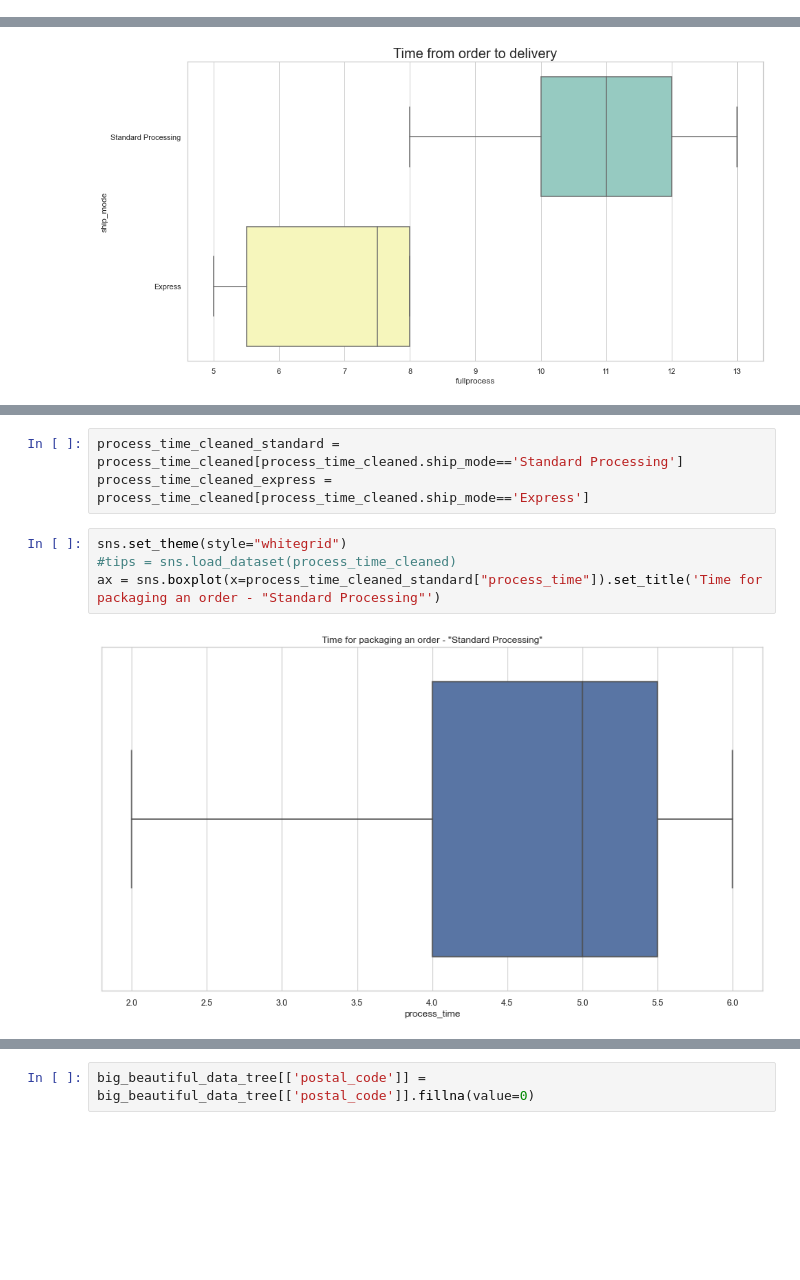
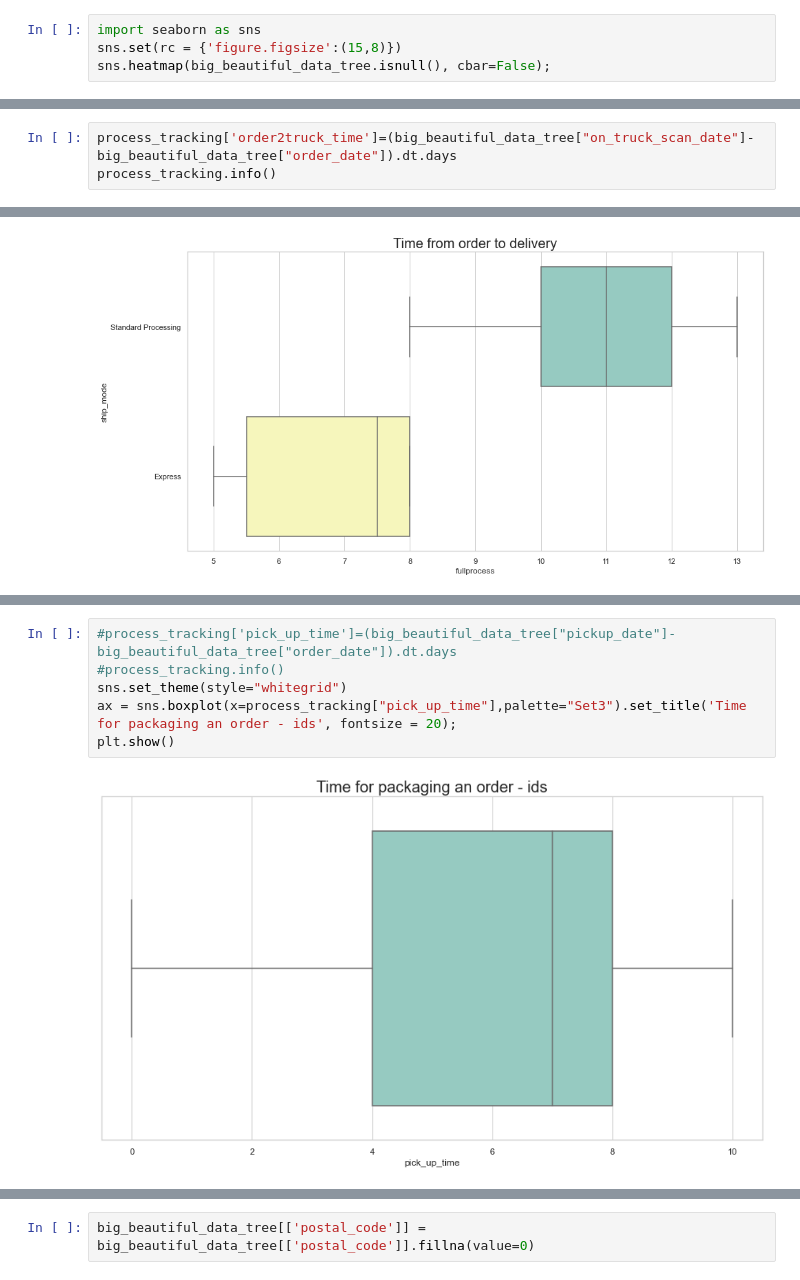
Before and after one commit to C-MG/da-EDA_Project_Ulla-Christian, a Jupyter notebook: data_clean.ipynb, the cells around one changed output, grey strips where cells are left out. Drawn from its saved outputs; the diff is of its cells as text; blank space fills up the shorter version.

```diff
--- a/data_clean.ipynb
+++ b/data_clean.ipynb
@@ -407,3 +403,7 @@ big_beautiful_data_tree
 | 9992 | 9920 | CA-2019-149272 | 2019-03-15 | Standard Processing | MY-18295 | Muhammed Yedwab | Sales | Bryan | ... |
 | 9993 | 9948 | CA-2020-121559 | 2020-06-01 | Standard Processing | HW-14935 | Helen Wasserman | Sales | Indianapolis | ... |
 9994 rows × 23 columns
+# %%
+import seaborn as sns
+sns.set(rc = {'figure.figsize':(15,8)})
+sns.heatmap(big_beautiful_data_tree.isnull(), cbar=False);
@@ -563,0 +568,3 @@ memory usage: 624.6+ KB
+# %%
+process_tracking['order2truck_time']=(big_beautiful_data_tree["on_truck_scan_date"]-big_beautiful_data_tree["order_date"]).dt.days
+process_tracking.info()
@@ -828,10 +864,9 @@ ax = sns.boxplot(x='process_time',y="process_time", hue="ship_mode",
-# %%
-process_time_cleaned_standard = process_time_cleaned[process_time_cleaned.ship_mode=='Standard Processing']
-process_time_cleaned_express = process_time_cleaned[process_time_cleaned.ship_mode=='Express']
 # %%
+#process_tracking['pick_up_time']=(big_beautiful_data_tree["pickup_date"]-big_beautiful_data_tree["order_date"]).dt.days
+#process_tracking.info()
 sns.set_theme(style="whitegrid")
-#tips = sns.load_dataset(process_time_cleaned)
-ax = sns.boxplot(x=process_time_cleaned_standard["process_time"]).set_title('Time for packaging an order - "Standard Processing"')
+ax = sns.boxplot(x=process_tracking["pick_up_time"],palette="Set3").set_title('Time for packaging an order - ids', fontsize = 20);
+plt.show()
 # %% [output]
-[figure, old version]
+[figure, new version]
 # %%
```
Also changed, not shown: parts of 33 cells of this notebook.
